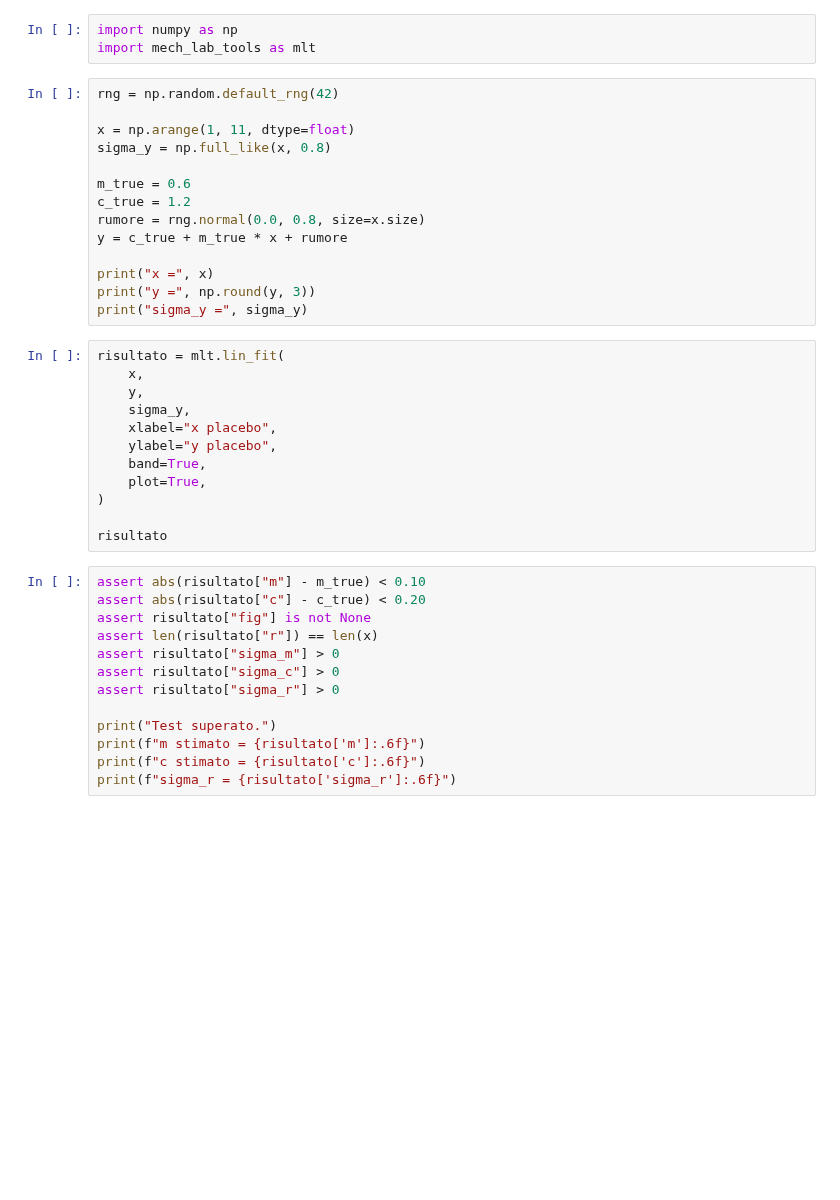
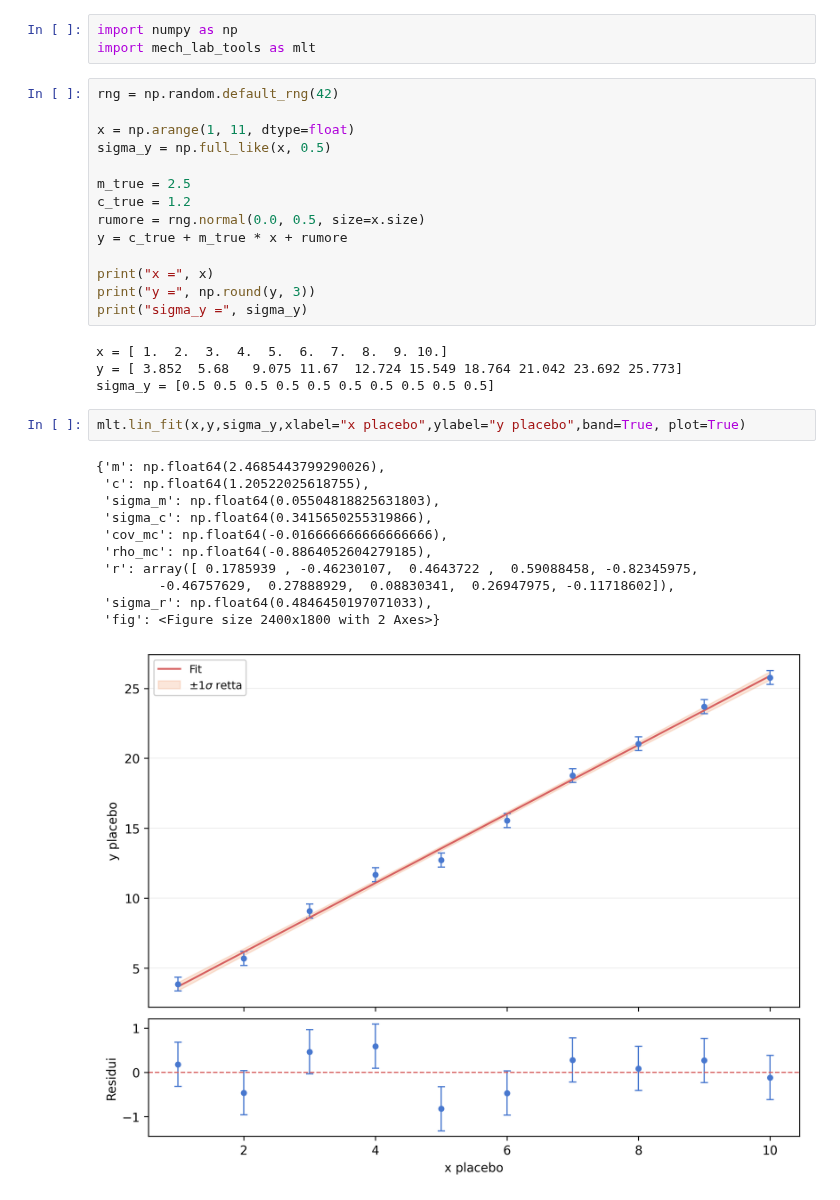
Before and after one commit to giancarmine-sparso/mespy, a Jupyter notebook: notebooks/test_fit_utils.ipynb, the cells around one changed output. Drawn from its saved outputs; the diff is of its cells as text; blank space fills up the shorter version.

```diff
--- a/notebooks/test_fit_utils.ipynb
+++ b/notebooks/test_fit_utils.ipynb
@@ -9,38 +9,31 @@ import mech_lab_tools as mlt
 rng = np.random.default_rng(42)
 
 x = np.arange(1, 11, dtype=float)
-sigma_y = np.full_like(x, 0.8)
+sigma_y = np.full_like(x, 0.5)
 
-m_true = 0.6
+m_true = 2.5
 c_true = 1.2
-rumore = rng.normal(0.0, 0.8, size=x.size)
+rumore = rng.normal(0.0, 0.5, size=x.size)
 y = c_true + m_true * x + rumore
 
 print("x =", x)
 print("y =", np.round(y, 3))
 print("sigma_y =", sigma_y)
+# %% [output]
+x = [ 1.  2.  3.  4.  5.  6.  7.  8.  9. 10.]
+y = [ 3.852  5.68   9.075 11.67  12.724 15.549 18.764 21.042 23.692 25.773]
+sigma_y = [0.5 0.5 0.5 0.5 0.5 0.5 0.5 0.5 0.5 0.5]
-# %%
-risultato = mlt.lin_fit(
-    x,
-    y,
-    sigma_y,
-    xlabel="x placebo",
-    ylabel="y placebo",
-    band=True,
-    plot=True,
-)
-
-risultato
-# %%
-assert abs(risultato["m"] - m_true) < 0.10
-assert abs(risultato["c"] - c_true) < 0.20
-assert risultato["fig"] is not None
-assert len(risultato["r"]) == len(x)
-assert risultato["sigma_m"] > 0
-assert risultato["sigma_c"] > 0
-assert risultato["sigma_r"] > 0
-
-print("Test superato.")
-print(f"m stimato = {risultato['m']:.6f}")
-print(f"c stimato = {risultato['c']:.6f}")
-print(f"sigma_r = {risultato['sigma_r']:.6f}")
+# %%
+mlt.lin_fit(x,y,sigma_y,xlabel="x placebo",ylabel="y placebo",band=True, plot=True)
+# %% [output]
+{'m': np.float64(2.4685443799290026),
+ 'c': np.float64(1.20522025618755),
+ 'sigma_m': np.float64(0.05504818825631803),
+ 'sigma_c': np.float64(0.3415650255319866),
+ 'cov_mc': np.float64(-0.016666666666666666),
+ 'rho_mc': np.float64(-0.8864052604279185),
+ 'r': array([ 0.1785939 , -0.46230107,  0.4643722 ,  0.59088458, -0.82345975,
+        -0.46757629,  0.27888929,  0.08830341,  0.26947975, -0.11718602]),
+ 'sigma_r': np.float64(0.4846450197071033),
+ 'fig': <Figure size 2400x1800 with 2 Axes>}
+[figure, added]
```
Also changed, not shown: parts of 1 cell of this notebook, 4 other files.
